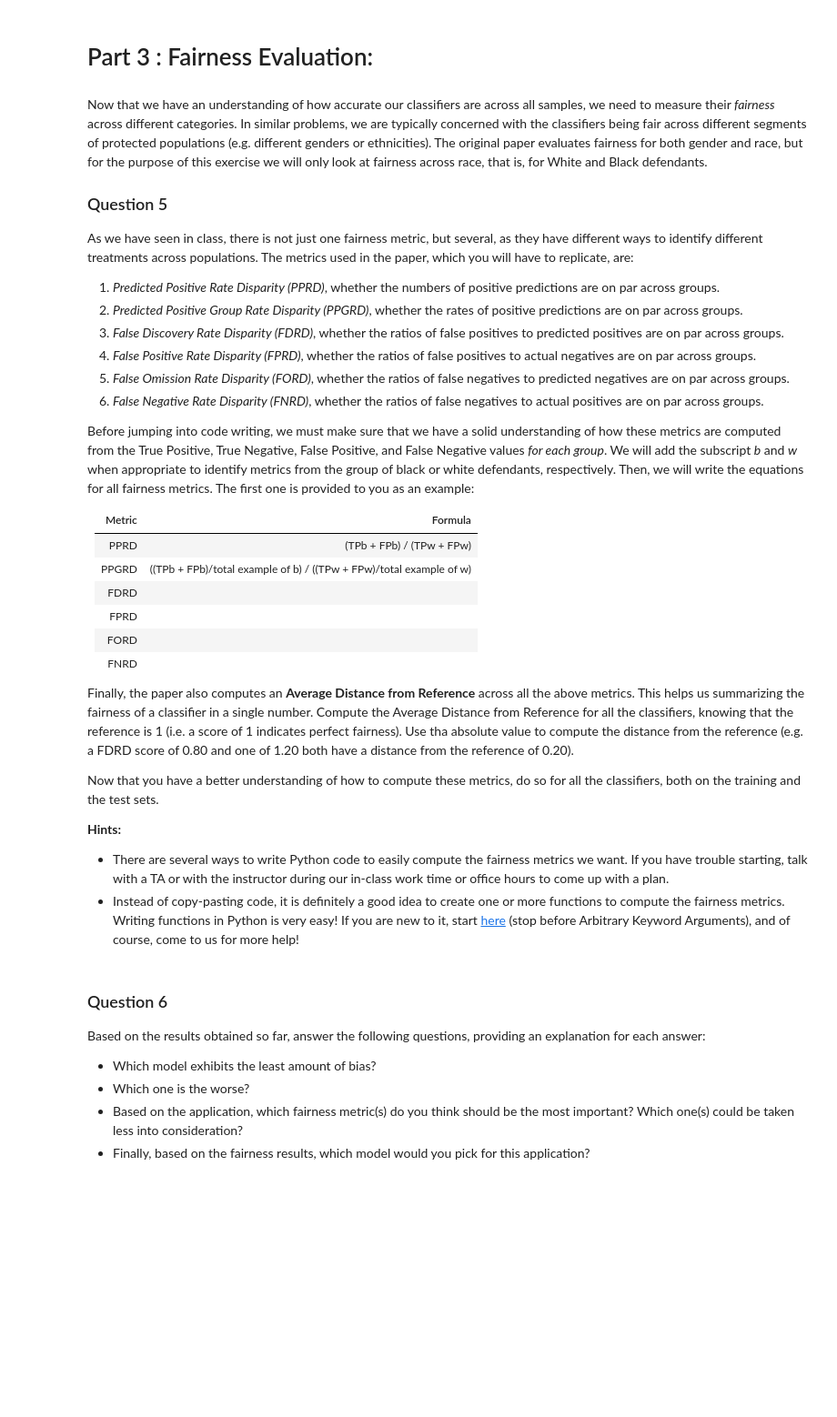
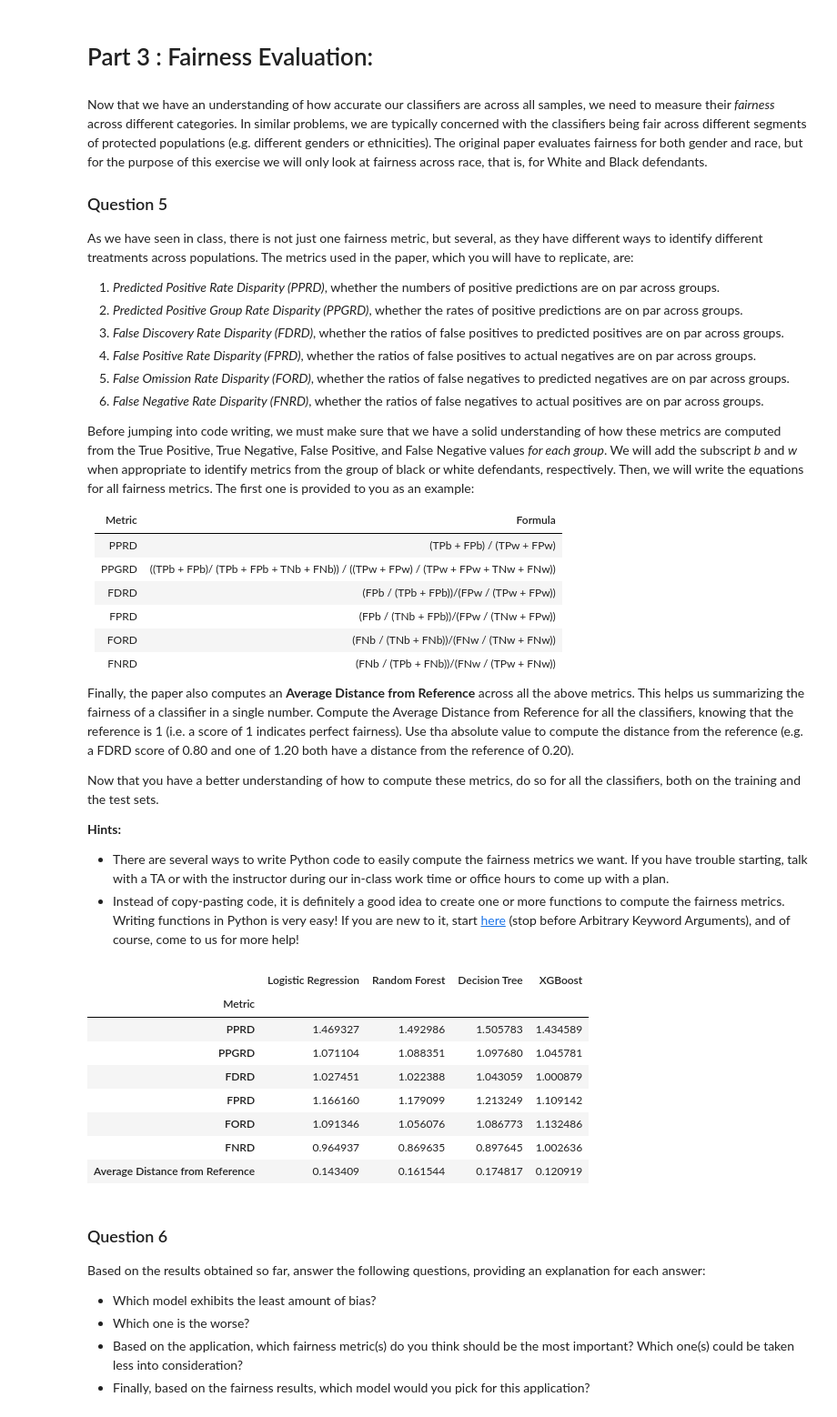
Before and after one commit to wsl0917/DSCI430_module2_assignment, a Jupyter notebook: Module 3 assignment-1.ipynb, the cells around one changed output. Shown at 91% size. Cells and saved outputs as stored; diff of their text form; code cells hidden in the pictures; blank space fills up the shorter version.

```diff
--- a/Module 3 assignment-1.ipynb
+++ b/Module 3 assignment-1.ipynb
@@ -290,11 +290,13 @@ Before jumping into code writing, we must make sure that we have a solid underst
 | Metric    | Formula |
 | :-------- | :------- |
 | PPRD  |  (TPb + FPb) / (TPw + FPw)  |
-| PPGRD | ((TPb + FPb)/total example of b) / ((TPw + FPw)/total example of w) |
-| FDRD |   |
-| FPRD |   |
-| FORD |   |
-| FNRD |   |
+| PPGRD | ((TPb + FPb)/ (TPb + FPb + TNb + FNb)) / ((TPw + FPw) / (TPw + FPw + TNw + FNw)) |
+| FDRD |  (FPb / (TPb + FPb))/(FPw / (TPw + FPw)) |
+| FPRD |   (FPb / (TNb + FPb))/(FPw / (TNw + FPw)) |
+| FORD | (FNb / (TNb + FNb))/(FNw / (TNw + FNw))  |
+| FNRD |   (FNb / (TPb + FNb))/(FNw / (TPw + FNw)) |
+
+
 
 Finally, the paper also computes an **Average Distance from Reference** across all the above metrics. This helps us summarizing the fairness of a classifier in a single number. Compute the Average Distance from Reference for all the classifiers, knowing that the reference is 1 (i.e. a score of 1 indicates perfect fairness). Use tha absolute value to compute the distance from the reference (e.g. a FDRD score of 0.80 and one of 1.20 both have a distance from the reference of 0.20).
 
@@ -306,6 +308,60 @@ Now that you have a better understanding of how to compute these metrics, do so
 # %%
 # Add as many cells as needed to compute the required metrics for every classifier. You may
 # also add markdown cells if you want to add comments or notes about your results.
+
+def fairness_metrics(model,test_x,test_y):
+  dict={}
+  pred = model.predict(test_x)
+
+  group_white = test_x["Race"] == "WHITE"
+  group_black = test_x["Race"] == "BLACK"
+
+
+  cm_white = confusion_matrix(test_y[group_white], pred[group_white])
+  cm_black = confusion_matrix(test_y[group_black], pred[group_black])
+
+  TNw, FPw, FNw, TPw = cm_white.ravel()
+  TNb, FPb, FNb, TPb = cm_black.ravel()
+
+  dict["PPRD"] = (TPb + FPb) / (TPw + FPw)
+  dict["PPGRD"] = ((TPb + FPb)/ (TPb + FPb + TNb + FNb)) / ((TPw + FPw) /(TPw + FPw + TNw + FNw))
+  dict["FDRD"]= (FPb / (TPb + FPb))/(FPw / (TPw + FPw))
+  dict["FPRD"] = (FPb / (TNb + FPb))/(FPw / (TNw + FPw))
+  dict["FORD"] = (FNb / (TNb + FNb))/(FNw / (TNw + FNw))
+  dict["FNRD"] = (FNb / (TPb + FNb))/(FNw / (TPw + FNw))
+
+
+  AVG_D = sum(abs(value - 1) for value in dict.values()) / 6
+
+  dict["Average Distance from Reference"] = AVG_D
+
+
+  df =  pd.DataFrame(list(dict.items()), columns=['Metric', 'Value'])
+  return df
+# %%
+
+
+results_dict = {
+    "Logistic Regression": fairness_metrics(logreg_model, X_test, y_test),
+    "Random Forest": fairness_metrics(rf_model, X_test, y_test),
+    "Decision Tree": fairness_metrics(tree_model, X_test, y_test),
+    "XGBoost" : fairness_metrics(xgboost_model,X_test,y_test)
+}
+
+results_df = pd.concat(
+    {name: result.set_index('Metric')['Value'] for name, result in results_dict.items()}, axis=1)
+
+results_df
+# %% [output]
+|  | Logistic Regression | Random Forest | Decision Tree | XGBoost |
+| Metric |  |  |  |  |
+| PPRD | 1.469327 | 1.492986 | 1.505783 | 1.434589 |
+| PPGRD | 1.071104 | 1.088351 | 1.097680 | 1.045781 |
+| FDRD | 1.027451 | 1.022388 | 1.043059 | 1.000879 |
+| FPRD | 1.166160 | 1.179099 | 1.213249 | 1.109142 |
+| FORD | 1.091346 | 1.056076 | 1.086773 | 1.132486 |
+| FNRD | 0.964937 | 0.869635 | 0.897645 | 1.002636 |
+| Average Distance from Reference | 0.143409 | 0.161544 | 0.174817 | 0.120919 |
 # %% [markdown]
 ### Question 6
 
```
